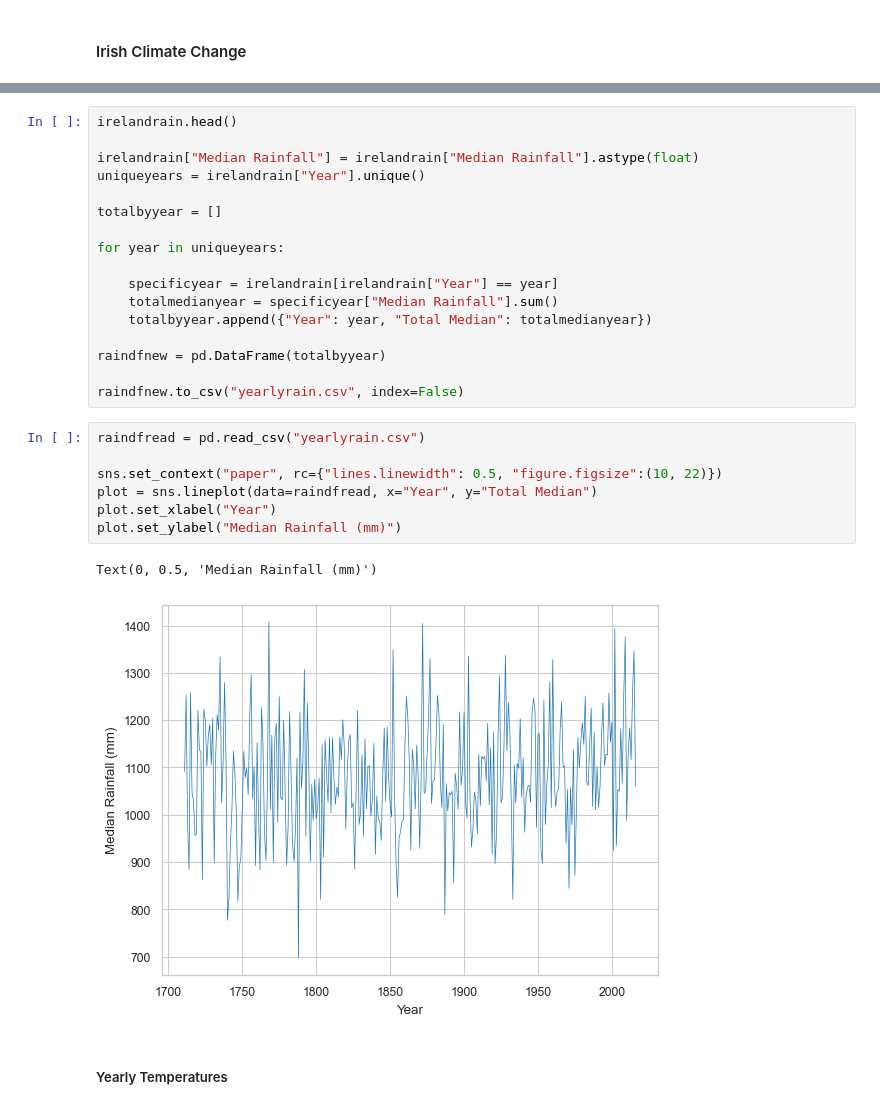
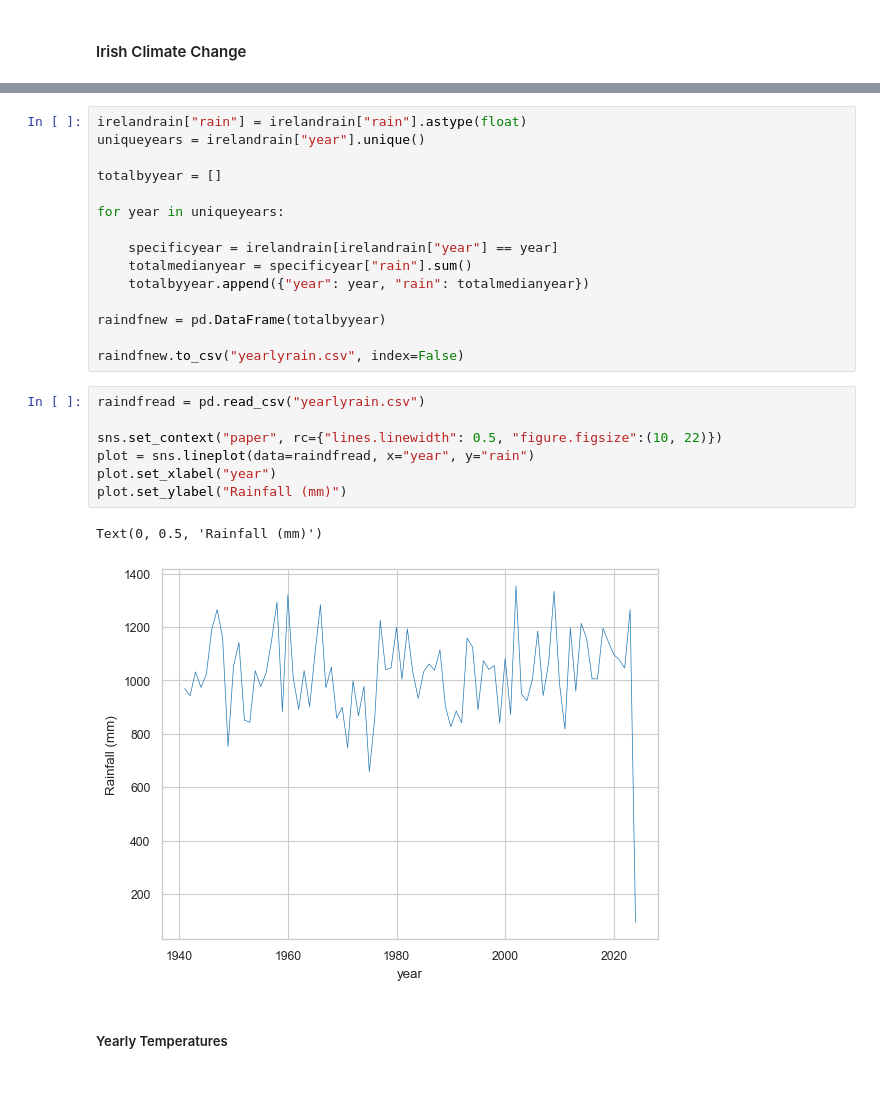
Before and after one commit to rebhanqui/programming-data-project-2, a Jupyter notebook: c02-v-temperature.ipynb, the cells around one changed output, grey strips where cells are left out. Cells and saved outputs as stored; diff of their text form.

Commit message:
grouped data from specific time on all merged graphs and some small edits made throughout

```diff
--- a/c02-v-temperature.ipynb
+++ b/c02-v-temperature.ipynb
@@ -525,16 +602,14 @@ irelandrain.tail() #check final year entry
 # %%
-irelandrain.head()
-
-irelandrain["Median Rainfall"] = irelandrain["Median Rainfall"].astype(float)
-uniqueyears = irelandrain["Year"].unique()
+irelandrain["rain"] = irelandrain["rain"].astype(float)
+uniqueyears = irelandrain["year"].unique()
 
 totalbyyear = []
 
 for year in uniqueyears:
 
-    specificyear = irelandrain[irelandrain["Year"] == year]
-    totalmedianyear = specificyear["Median Rainfall"].sum()
-    totalbyyear.append({"Year": year, "Total Median": totalmedianyear})
+    specificyear = irelandrain[irelandrain["year"] == year]
+    totalmedianyear = specificyear["rain"].sum()
+    totalbyyear.append({"year": year, "rain": totalmedianyear})
 
 raindfnew = pd.DataFrame(totalbyyear)
 
@@ -542,12 +617,12 @@ raindfnew.to_csv("yearlyrain.csv", index=False)
 # %%
 raindfread = pd.read_csv("yearlyrain.csv")
 
 sns.set_context("paper", rc={"lines.linewidth": 0.5, "figure.figsize":(10, 22)})
-plot = sns.lineplot(data=raindfread, x="Year", y="Total Median")
-plot.set_xlabel("Year")
-plot.set_ylabel("Median Rainfall (mm)")
+plot = sns.lineplot(data=raindfread, x="year", y="rain")
+plot.set_xlabel("year")
+plot.set_ylabel("Rainfall (mm)")
 # %% [output]
-Text(0, 0.5, 'Median Rainfall (mm)')
+Text(0, 0.5, 'Rainfall (mm)')
-[figure, old version]
+[figure, new version]
 # %% [markdown]
 ##### Yearly Temperatures
```
Also changed, not shown: parts of 20 cells of this notebook, 6 other files.
